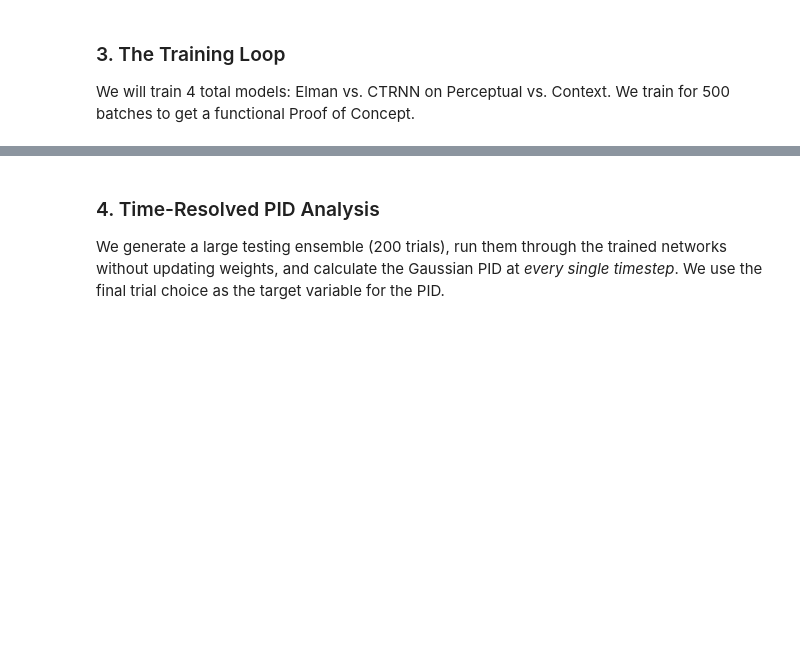
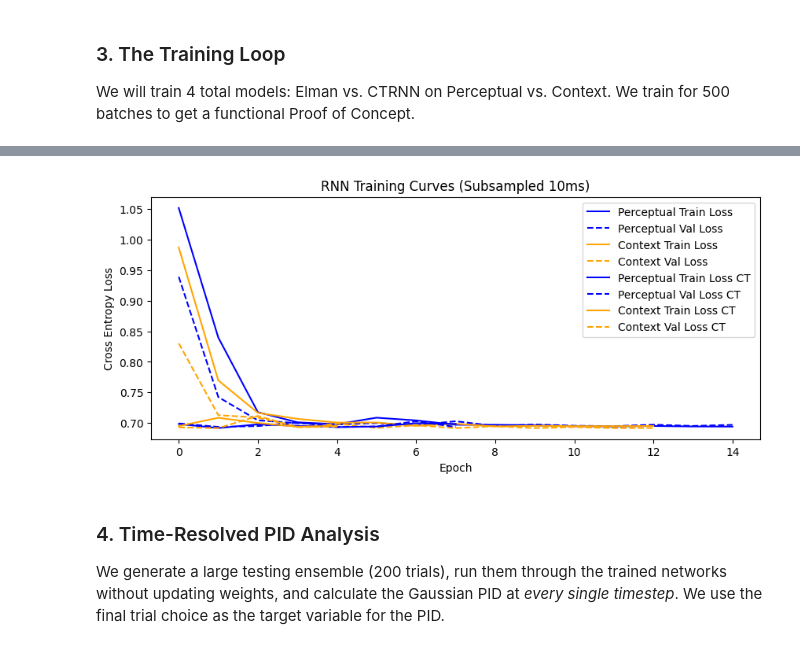
Before and after one commit to jgendra/NeuroAI-Project13, a Jupyter notebook: notebooks/04_minimal_product.ipynb, the cells around one changed output, grey strips where cells are left out. Cells and saved outputs as stored; diff of their text form; code cells hidden in the pictures; blank space fills up the shorter version.

```diff
--- a/notebooks/04_minimal_product.ipynb
+++ b/notebooks/04_minimal_product.ipynb
@@ -147,0 +169,39 @@ Training CTRNN_PerceptualDecisionMaking-v0...
+# %%
+# Assuming your ElmanRNN is defined earlier in the notebook
+# 7 input channels, 100 hidden units, 3 output choices (Fixate, Choice 1, Choice 2)
+input_size = 7
+hidden_size = 80
+output_size = 3
+
+print("--- Training Elman RNN on Perceptual Task ---")
+perceptual_model = WrappedElman(input_size, hidden_size, output_size)
+per_history = train_rnn(perceptual_model, per_train_loader, per_val_loader, num_epochs=30, patience=3)
+
+print("\n--- Training Elman RNN on Context Task ---")
+context_model = WrappedElman(input_size, hidden_size, output_size)
+ctx_history = train_rnn(context_model, ctx_train_loader, ctx_val_loader, num_epochs=30, patience=3)
+
+print("--- Training CTRNN on Perceptual Task ---")
+perceptual_model_2 = WrappedCTRNN(input_size, hidden_size, output_size)
+per_history_2 = train_rnn(perceptual_model, per_train_loader, per_val_loader, num_epochs=30, patience=3)
+
+print("\n--- Training CTRNN on Context Task ---")
+context_model_2 = WrappedCTRNN(input_size, hidden_size, output_size)
+ctx_history_2 = train_rnn(context_model, ctx_train_loader, ctx_val_loader, num_epochs=30, patience=3)
+
+# Plot the training curves
+plt.figure(figsize=(10, 4))
+plt.plot(per_history['train_loss'], label='Perceptual Train Loss', color='blue')
+plt.plot(per_history['val_loss'], label='Perceptual Val Loss', color='blue', linestyle='--')
+plt.plot(ctx_history['train_loss'], label='Context Train Loss', color='orange')
+plt.plot(ctx_history['val_loss'], label='Context Val Loss', color='orange', linestyle='--')
+plt.plot(per_history_2['train_loss'], label='Perceptual Train Loss CT', color='blue')
+plt.plot(per_history_2['val_loss'], label='Perceptual Val Loss CT', color='blue', linestyle='--')
+plt.plot(ctx_history_2['train_loss'], label='Context Train Loss CT', color='orange')
+plt.plot(ctx_history_2['val_loss'], label='Context Val Loss CT', color='orange', linestyle='--')
+plt.title("RNN Training Curves (Subsampled 10ms)")
+plt.xlabel("Epoch")
+plt.ylabel("Cross Entropy Loss")
+plt.legend()
+plt.show()
+# %% [output]
@@ -148,3 +225,4 @@ Training CTRNN_PerceptualDecisionMaking-v0...
+[figure, added]
 # %% [markdown]
 ### 4. Time-Resolved PID Analysis
 We generate a large testing ensemble (200 trials), run them through the trained networks without updating weights, and calculate the Gaussian PID at *every single timestep*. We use the final trial choice as the target variable for the PID.
```
Also changed, not shown: parts of 8 cells of this notebook, 6 other files.
